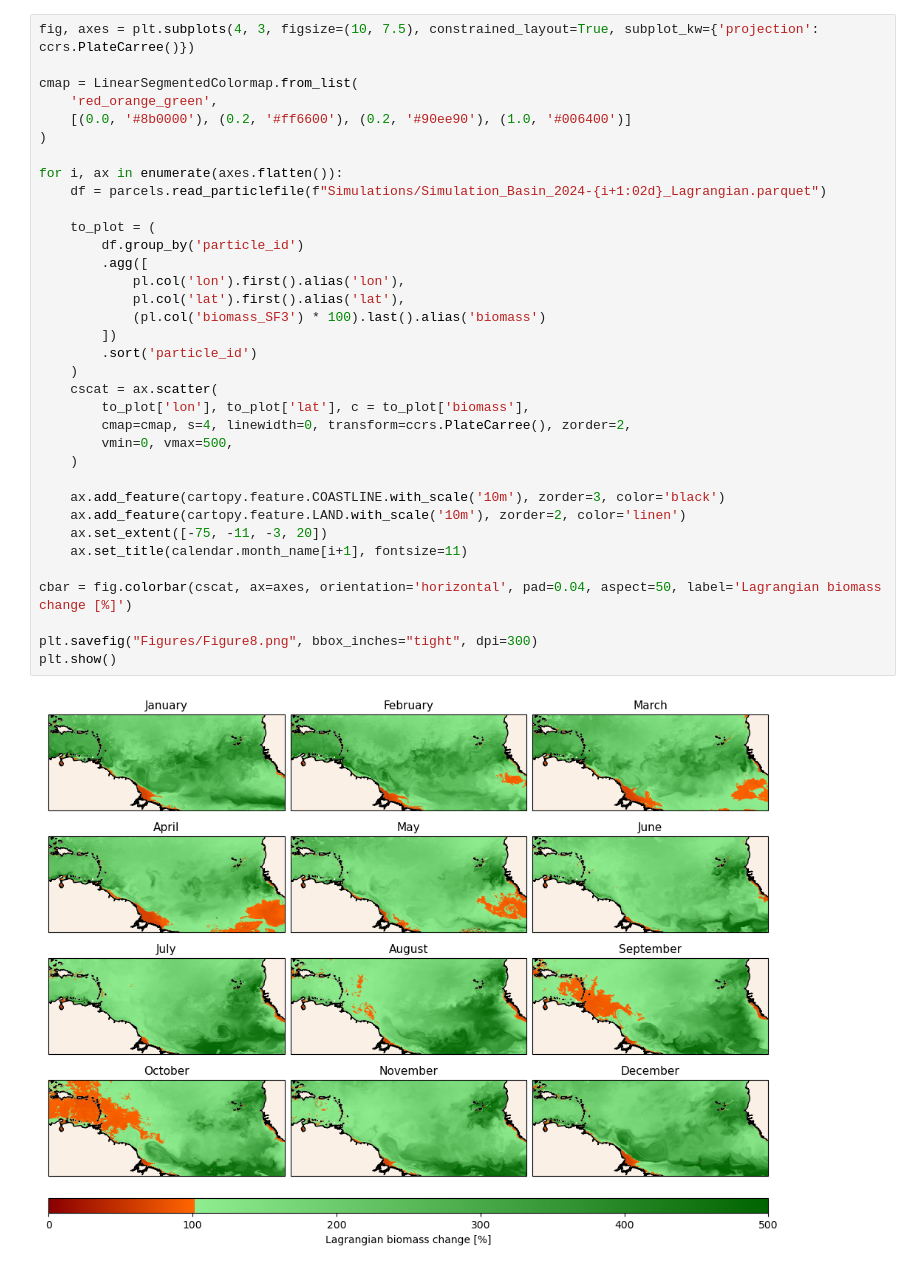
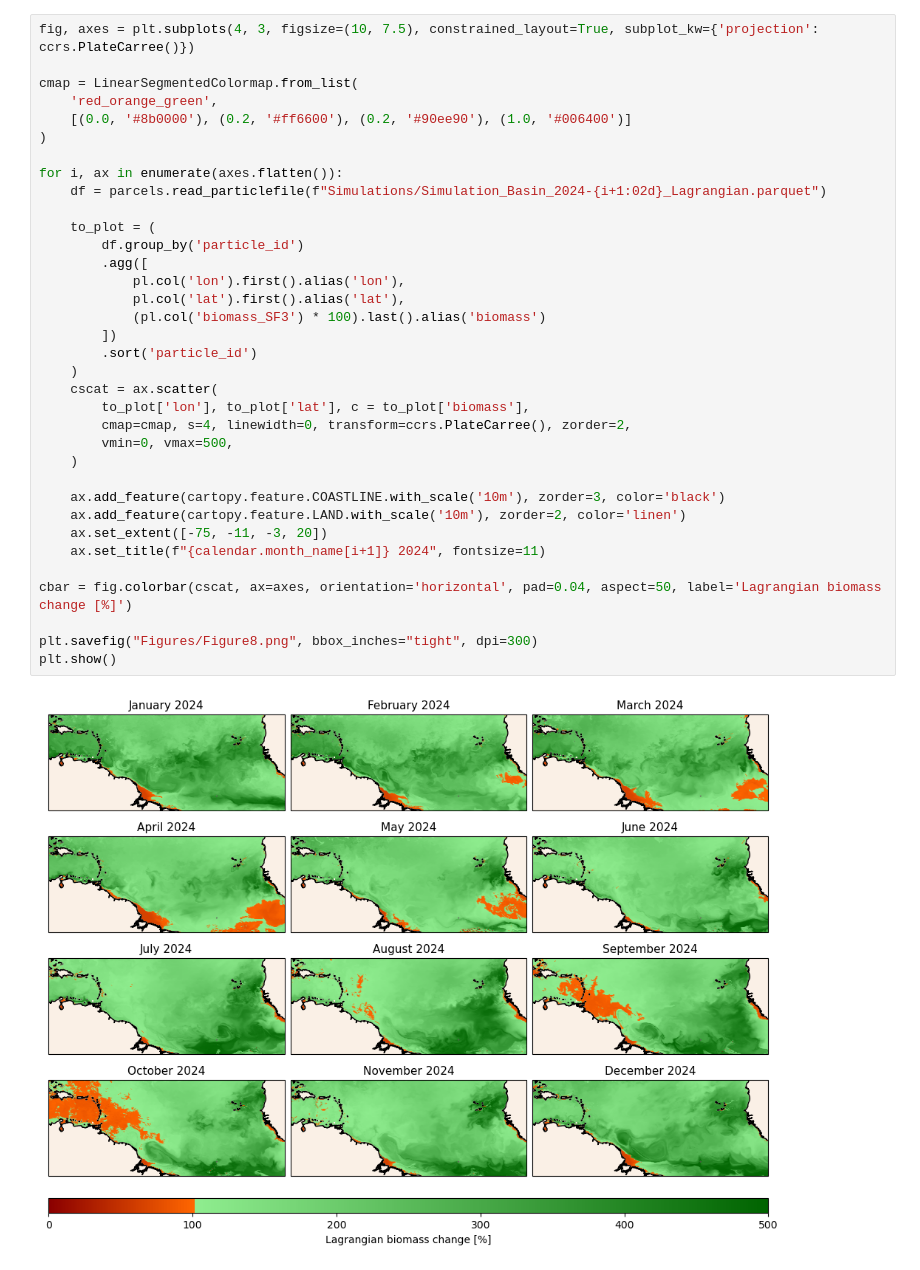
Before and after one commit to Parcels-code/Sargassum_growth_model, a Jupyter notebook: Manuscript_Figures/Figure8.ipynb, the cells around one changed output. Saved outputs shown, nothing was run; the diff lists cells and outputs as text.

Commit message:
Adding year to Figure 8 titles

```diff
--- a/Manuscript_Figures/Figure8.ipynb
+++ b/Manuscript_Figures/Figure8.ipynb
@@ -23,32 +23,32 @@ cmap = LinearSegmentedColormap.from_list(
     [(0.0, '#8b0000'), (0.2, '#ff6600'), (0.2, '#90ee90'), (1.0, '#006400')]
 )
 
 for i, ax in enumerate(axes.flatten()):
     df = parcels.read_particlefile(f"Simulations/Simulation_Basin_2024-{i+1:02d}_Lagrangian.parquet")
 
     to_plot = (
         df.group_by('particle_id')
         .agg([
             pl.col('lon').first().alias('lon'),
             pl.col('lat').first().alias('lat'),
             (pl.col('biomass_SF3') * 100).last().alias('biomass')
         ])
         .sort('particle_id')
     )
     cscat = ax.scatter(
         to_plot['lon'], to_plot['lat'], c = to_plot['biomass'],
         cmap=cmap, s=4, linewidth=0, transform=ccrs.PlateCarree(), zorder=2,
         vmin=0, vmax=500,
     )
 
     ax.add_feature(cartopy.feature.COASTLINE.with_scale('10m'), zorder=3, color='black')
     ax.add_feature(cartopy.feature.LAND.with_scale('10m'), zorder=2, color='linen')
     ax.set_extent([-75, -11, -3, 20])
-    ax.set_title(calendar.month_name[i+1], fontsize=11)
+    ax.set_title(f"{calendar.month_name[i+1]} 2024", fontsize=11)
 
 cbar = fig.colorbar(cscat, ax=axes, orientation='horizontal', pad=0.04, aspect=50, label='Lagrangian biomass change [%]')
 
 plt.savefig("Figures/Figure8.png", bbox_inches="tight", dpi=300)
 plt.show()
 # %% [output]
-[figure, old version]
+[figure, new version]
```
Also changed, not shown: 1 other file.
